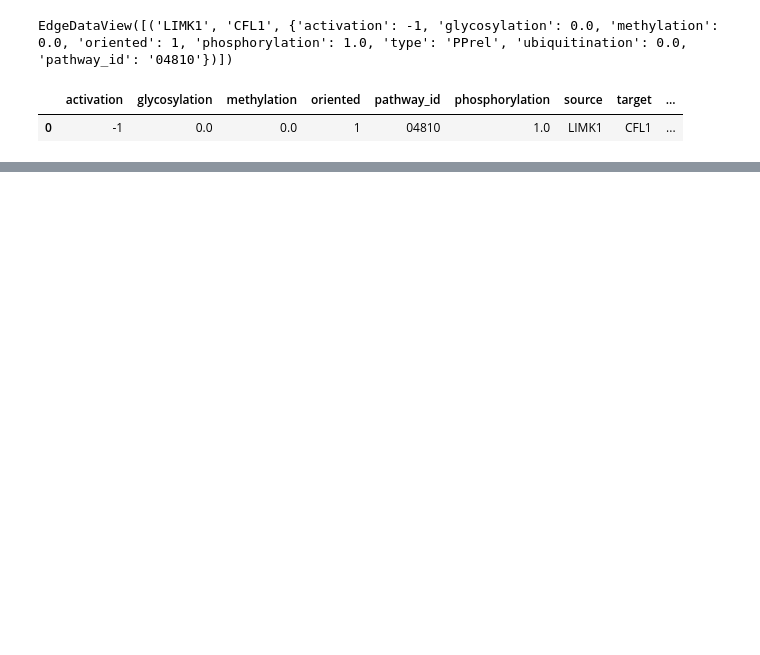
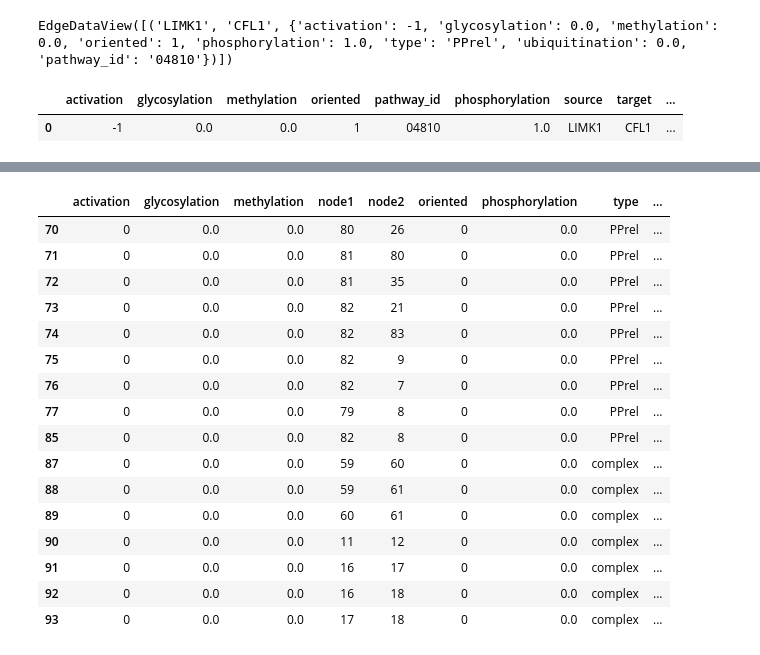
Before and after one commit to iamjli/keggx, a Jupyter notebook: scripts/testing.ipynb, the cells around one changed output, grey strips where cells are left out. Saved outputs shown, nothing was run; the diff lists cells and outputs as text; code cells hidden in the pictures; blank space fills up the shorter version.

```diff
--- a/scripts/testing.ipynb
+++ b/scripts/testing.ipynb
@@ -84,0 +64,20 @@ edges_df.head()
+# %%
+graphs["path:hsa04810"].edge_attributes_df[graphs["path:hsa04810"].edge_attributes_df["oriented"] == 0]
+# %% [output]
+|  | activation | glycosylation | methylation | node1 | node2 | oriented | phosphorylation | type | ... |
+| 70 | 0 | 0.0 | 0.0 | 80 | 26 | 0 | 0.0 | PPrel | ... |
+| 71 | 0 | 0.0 | 0.0 | 81 | 80 | 0 | 0.0 | PPrel | ... |
+| 72 | 0 | 0.0 | 0.0 | 81 | 35 | 0 | 0.0 | PPrel | ... |
+| 73 | 0 | 0.0 | 0.0 | 82 | 21 | 0 | 0.0 | PPrel | ... |
+| 74 | 0 | 0.0 | 0.0 | 82 | 83 | 0 | 0.0 | PPrel | ... |
+| 75 | 0 | 0.0 | 0.0 | 82 | 9 | 0 | 0.0 | PPrel | ... |
+| 76 | 0 | 0.0 | 0.0 | 82 | 7 | 0 | 0.0 | PPrel | ... |
+| 77 | 0 | 0.0 | 0.0 | 79 | 8 | 0 | 0.0 | PPrel | ... |
+| 85 | 0 | 0.0 | 0.0 | 82 | 8 | 0 | 0.0 | PPrel | ... |
+| 87 | 0 | 0.0 | 0.0 | 59 | 60 | 0 | 0.0 | complex | ... |
+| 88 | 0 | 0.0 | 0.0 | 59 | 61 | 0 | 0.0 | complex | ... |
+| 89 | 0 | 0.0 | 0.0 | 60 | 61 | 0 | 0.0 | complex | ... |
+| 90 | 0 | 0.0 | 0.0 | 11 | 12 | 0 | 0.0 | complex | ... |
+| 91 | 0 | 0.0 | 0.0 | 16 | 17 | 0 | 0.0 | complex | ... |
+| 92 | 0 | 0.0 | 0.0 | 16 | 18 | 0 | 0.0 | complex | ... |
+| 93 | 0 | 0.0 | 0.0 | 17 | 18 | 0 | 0.0 | complex | ... |
```
Also changed, not shown: parts of 10 cells of this notebook, 1 other file.
